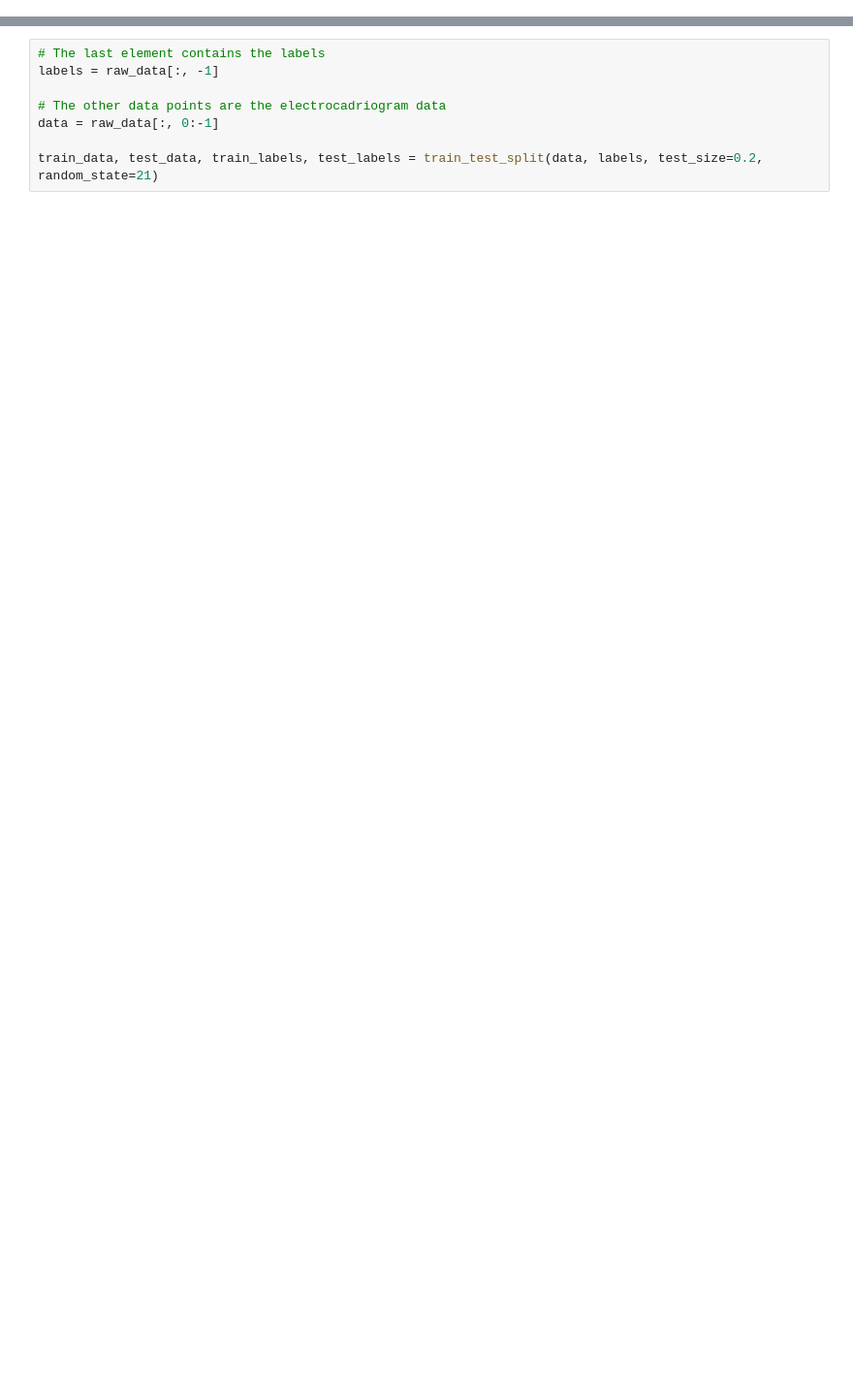
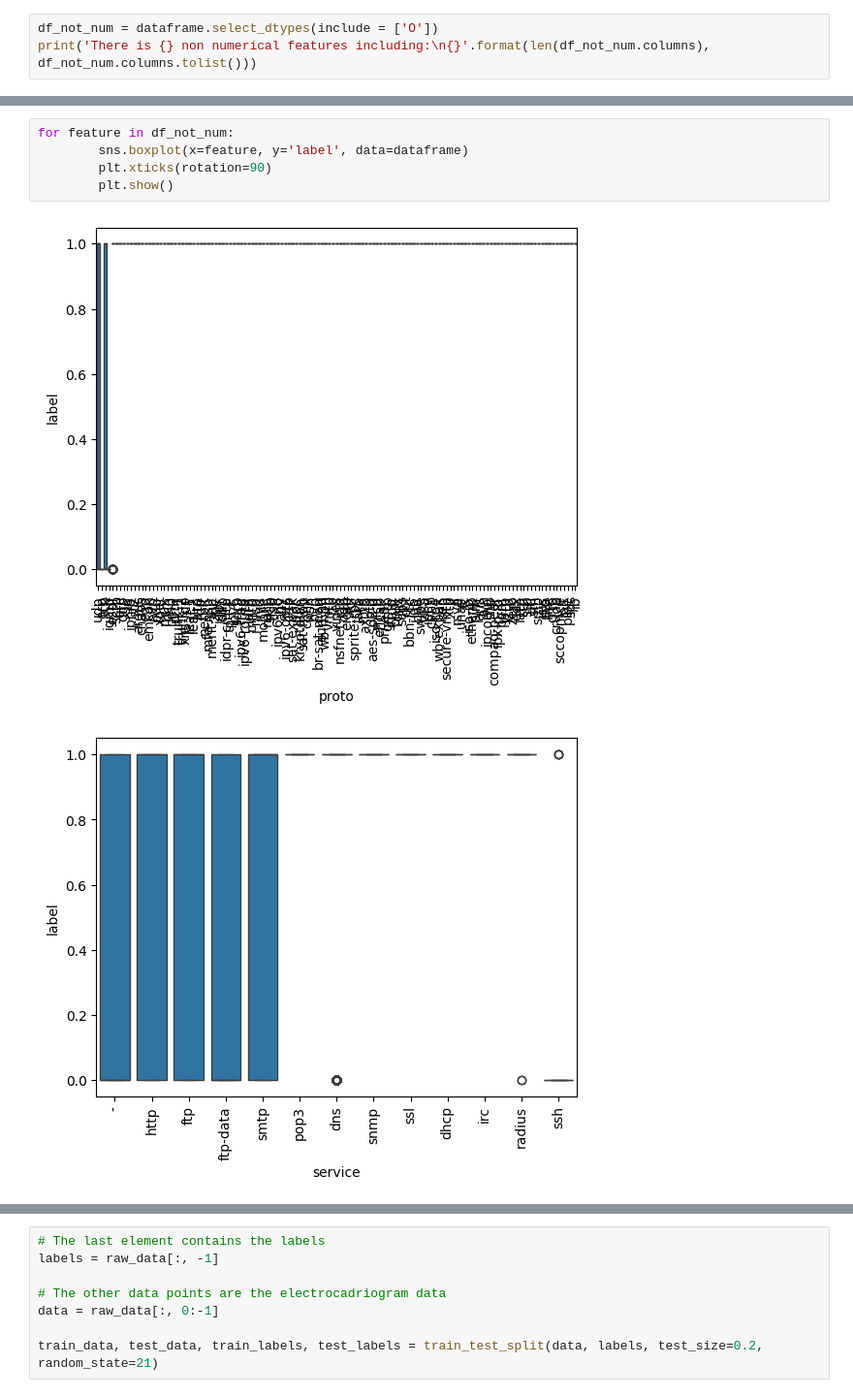
Before and after one commit to aKravtschenko/DEEPL-Autoencoder, a Jupyter notebook: main.ipynb, the cells around one changed output, grey strips where cells are left out. Shown at 97% size. Saved outputs shown, nothing was run; the diff lists cells and outputs as text; blank space fills up the shorter version.

```diff
--- a/main.ipynb
+++ b/main.ipynb
@@ -52,0 +173,3 @@ AttributeError: Can only use .str accessor with string values!
+# %%
+df_not_num = dataframe.select_dtypes(include = ['O'])
+print('There is {} non numerical features including:\n{}'.format(len(df_not_num.columns), df_not_num.columns.tolist()))
@@ -52,0 +182,8 @@ AttributeError: Can only use .str accessor with string values!
+# %%
+for feature in df_not_num:
+        sns.boxplot(x=feature, y='label', data=dataframe)
+        plt.xticks(rotation=90)
+        plt.show()
+# %% [output]
+[figure, added]
+[figure, added]
```
Also changed, not shown: parts of 25 cells of this notebook, 2 other files.
